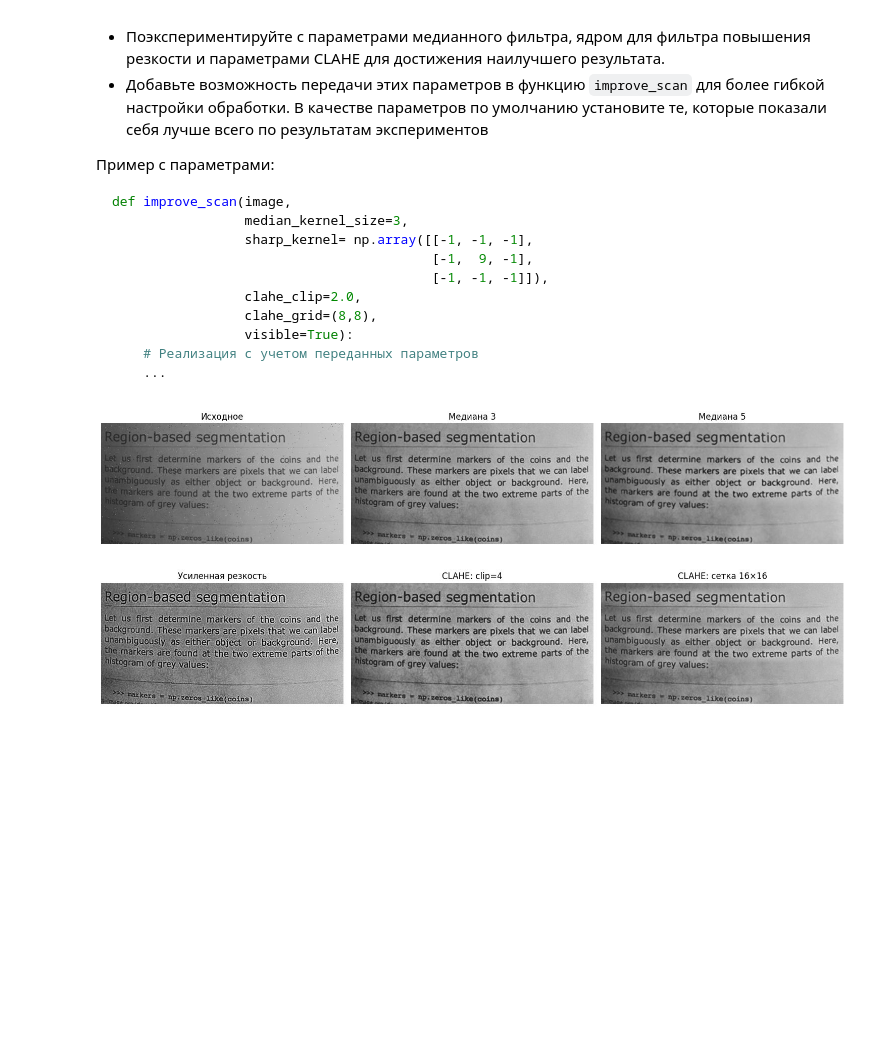
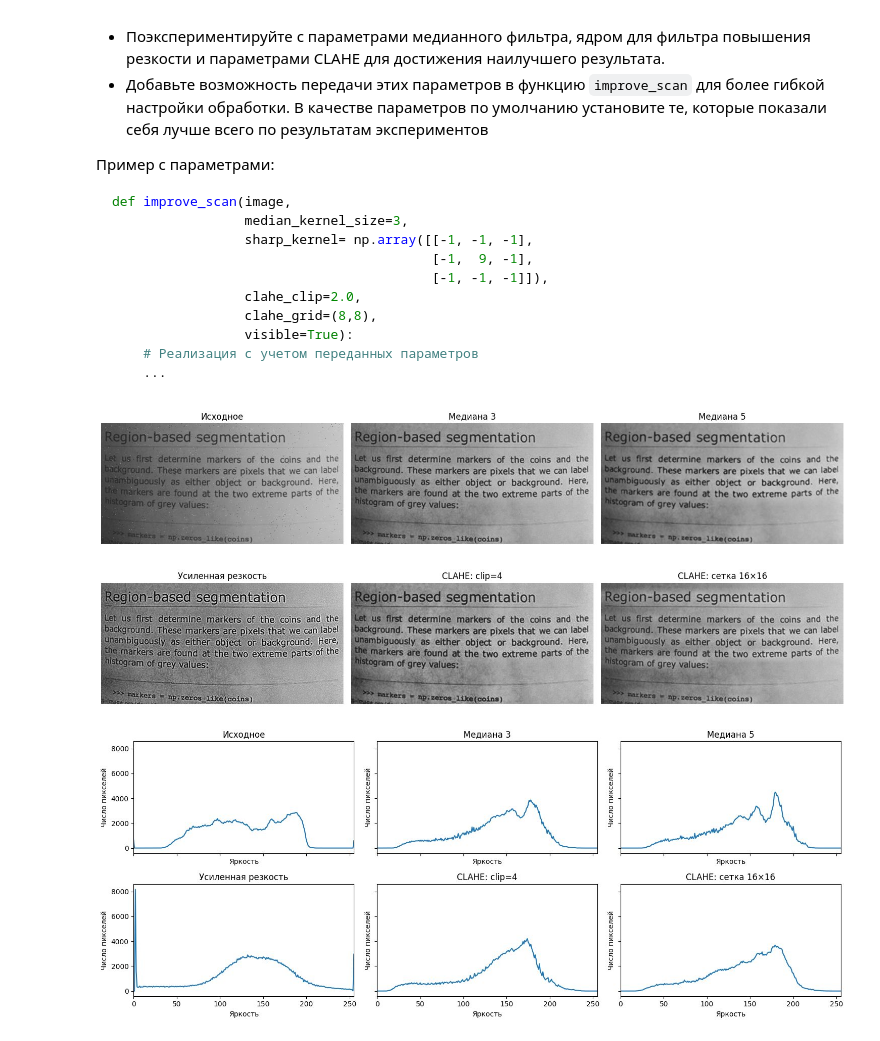
Before and after one commit to German121/image_processing, a Jupyter notebook: Задание 1/1A.ipynb, the cells around one changed output. Cells and saved outputs as stored; diff of their text form; code cells hidden in the pictures; blank space fills up the shorter version.

```diff
--- a/Задание 1/1A.ipynb
+++ b/Задание 1/1A.ipynb
@@ -474,24 +474,34 @@ def improve_scan(image,
 # %%
 settings = [
     {},
     {'median_kernel_size': 5},
     {'sharp_kernel': strong_kernel},
     {'clahe_clip': 4.0},
     {'clahe_grid': (16, 16)},
 ]
 variants = [cv2.cvtColor(image, cv2.COLOR_BGR2GRAY)]
 for options in settings:
     variants.append(improve_scan(image, visible=False, **options))
 
 fig, axes = plt.subplots(2, 3, figsize=(15, 7))
 titles = ['Исходное', 'Медиана 3', 'Медиана 5', 'Усиленная резкость',
           'CLAHE: clip=4', 'CLAHE: сетка 16×16']
 for ax, title, result in zip(axes.flat, titles, variants):
     ax.imshow(result, cmap='gray', vmin=0, vmax=255)
     ax.set_title(title)
     ax.axis('off')
 fig.tight_layout()
 plt.show()
 plt.close(fig)
+
+fig, axes = plt.subplots(2, 3, figsize=(15, 6), sharex=True, sharey=True)
+for ax, title, result in zip(axes.flat, titles, variants):
+    hist = cv2.calcHist([result], [0], None, [256], [0, 256])
+    ax.plot(hist.ravel())
+    ax.set(title=title, xlim=(0, 255), xlabel='Яркость', ylabel='Число пикселей')
+fig.tight_layout()
+plt.show()
+plt.close(fig)
 # %% [output]
 [figure]
+[figure, added]
```
Also changed, not shown: 1 other file.
